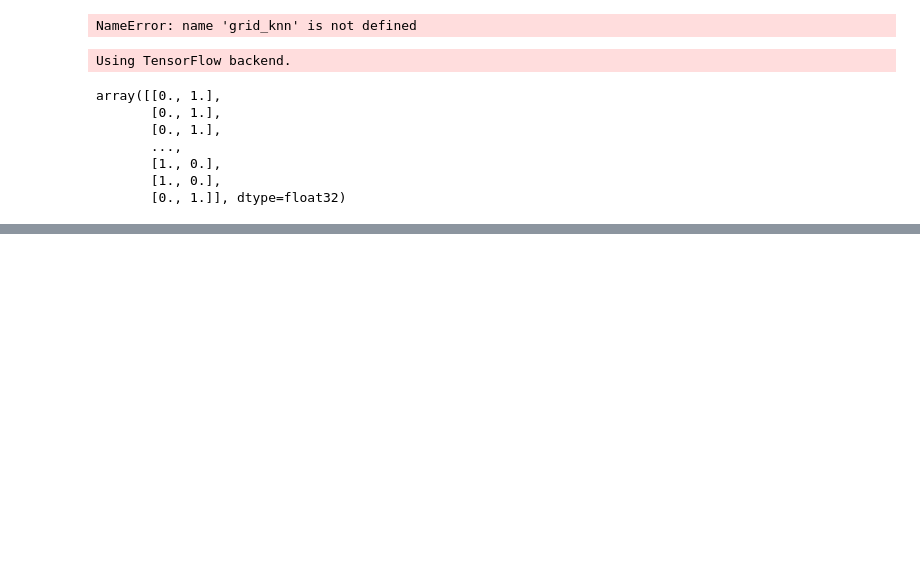
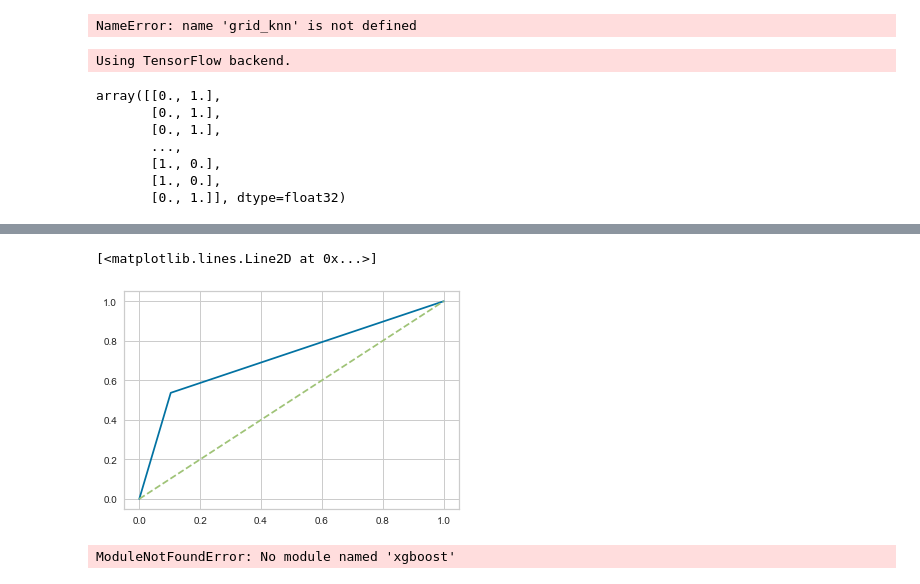
Before and after one commit to nunezraf/Telemarker_ML_Dashboard, a Jupyter notebook: ML_analysis.ipynb, the cells around one changed output, grey strips where cells are left out. Saved outputs shown, nothing was run; the diff lists cells and outputs as text; code cells hidden in the pictures; blank space fills up the shorter version.

```diff
--- a/ML_analysis.ipynb
+++ b/ML_analysis.ipynb
@@ -395,0 +532,7 @@ ValueError: Please provide as model inputs either a single array or a list of ar
+# %%
+#SVM Model
+# Support vector machine linear classifier
+from sklearn.svm import SVC
+modelsvc = SVC(kernel='linear')
+modelsvc.fit(telcom, target_result)
+predictionssvc = modelsvc.predict(X_test)
@@ -395,0 +557,19 @@ ValueError: Please provide as model inputs either a single array or a list of ar
+# %%
+from sklearn.metrics import roc_curve, roc_auc_score
+#get predicted probabilities
+false_positive_rate, true_positive_rate, treshold = roc_curve(y_test,predictionssvc)
+
+#plot ROC curve
+plt.plot(false_positive_rate, true_positive_rate)
+plt.plot([0,1],ls="--")
+# %% [output]
+[<matplotlib.lines.Line2D at 0x...>]
+[figure, added]
+# %%
+#Xg Boosted trees
+from xgboost import XGBClassifier
+X_train, X_test, y_train, y_test = train_test_split(telcom, target_result, random_state=7)
+modelxgbc = XGBClassifier()
+modelxgbc.fit(X_train, y_train)
+# %% [output]
+ModuleNotFoundError: No module named 'xgboost'
```
Also changed, not shown: parts of 16 cells of this notebook.
